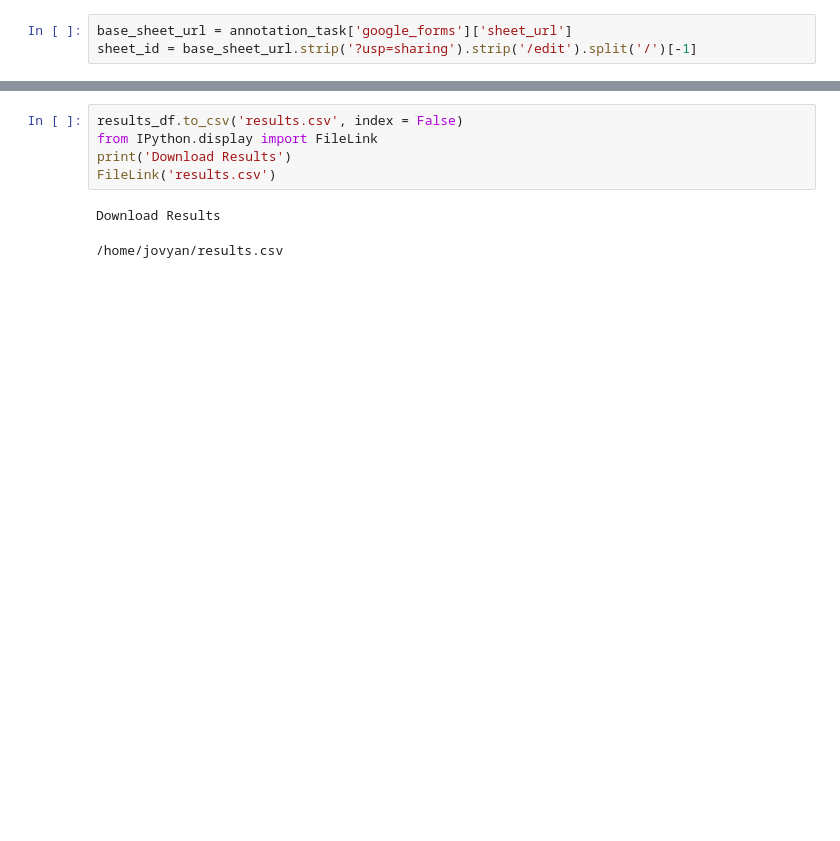
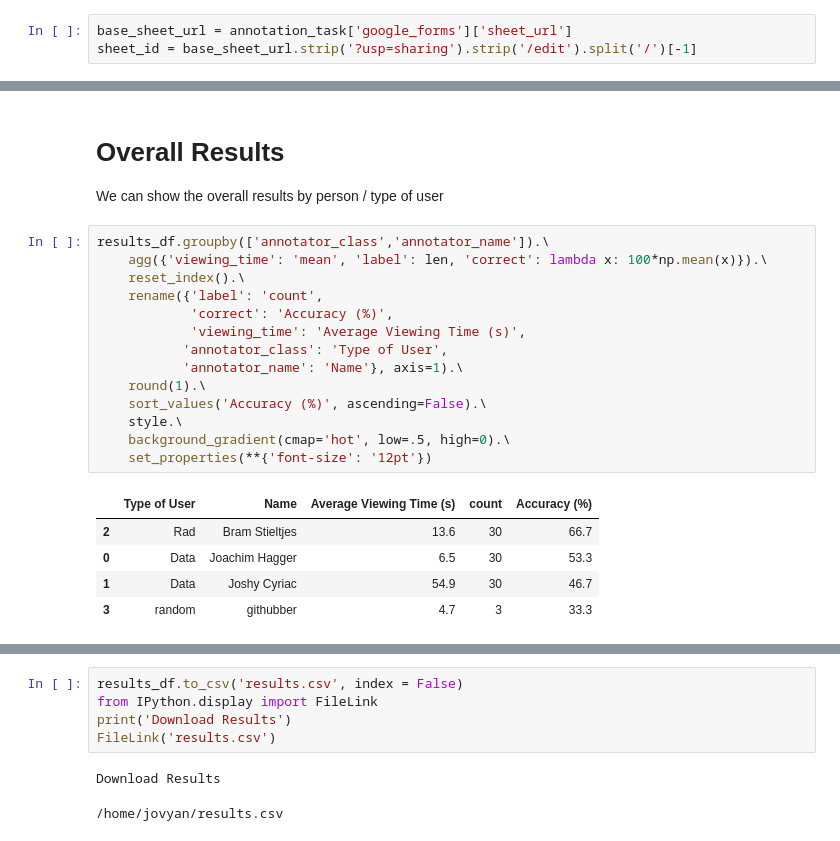
Before and after one commit to chestrays/jupyanno, a Jupyter notebook: dashboard.ipynb, the cells around one changed output, grey strips where cells are left out. Cells and saved outputs as stored; diff of their text form; blank space fills up the shorter version.

```diff
--- a/dashboard.ipynb
+++ b/dashboard.ipynb
@@ -106,0 +181,23 @@ for c_user, c_df in results_df.groupby('annotator'):
+# %% [markdown]
+# Overall Results
+We can show the overall results by person / type of user
+# %%
+results_df.groupby(['annotator_class','annotator_name']).\
+    agg({'viewing_time': 'mean', 'label': len, 'correct': lambda x: 100*np.mean(x)}).\
+    reset_index().\
+    rename({'label': 'count',
+            'correct': 'Accuracy (%)',
+            'viewing_time': 'Average Viewing Time (s)',
+           'annotator_class': 'Type of User',
+           'annotator_name': 'Name'}, axis=1).\
+    round(1).\
+    sort_values('Accuracy (%)', ascending=False).\
+    style.\
+    background_gradient(cmap='hot', low=.5, high=0).\
+    set_properties(**{'font-size': '12pt'})
+# %% [output]
+|  | Type of User | Name | Average Viewing Time (s) | count | Accuracy (%) |
+| 2 | Rad | Bram Stieltjes | 13.6 | 30 | 66.7 |
+| 0 | Data | Joachim Hagger | 6.5 | 30 | 53.3 |
+| 1 | Data | Joshy Cyriac | 54.9 | 30 | 46.7 |
+| 3 | random | githubber | 4.7 | 3 | 33.3 |
```
Also changed, not shown: parts of 20 cells of this notebook.
